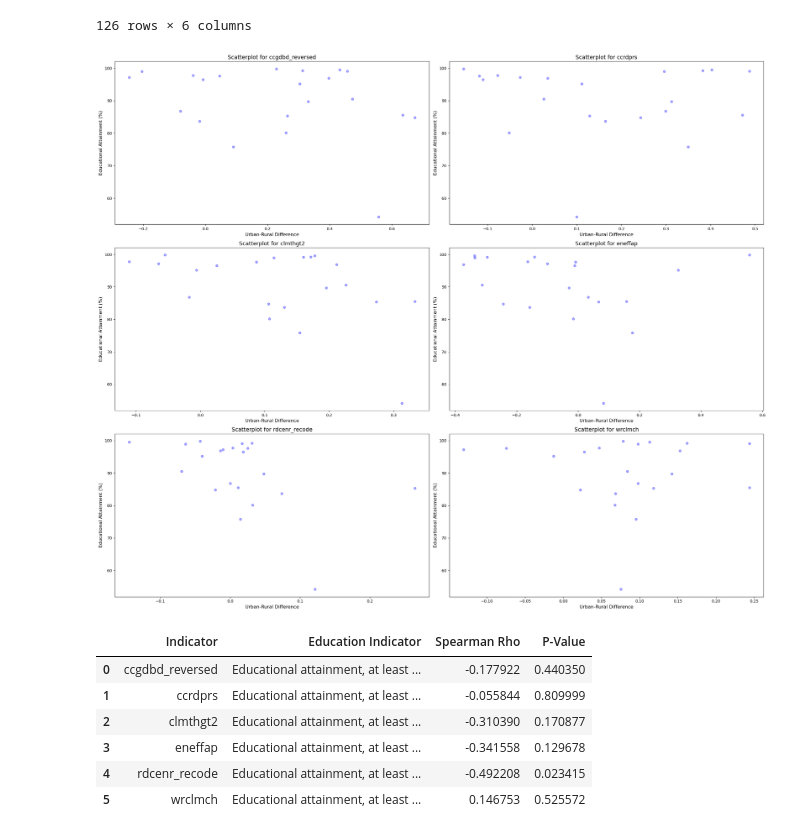
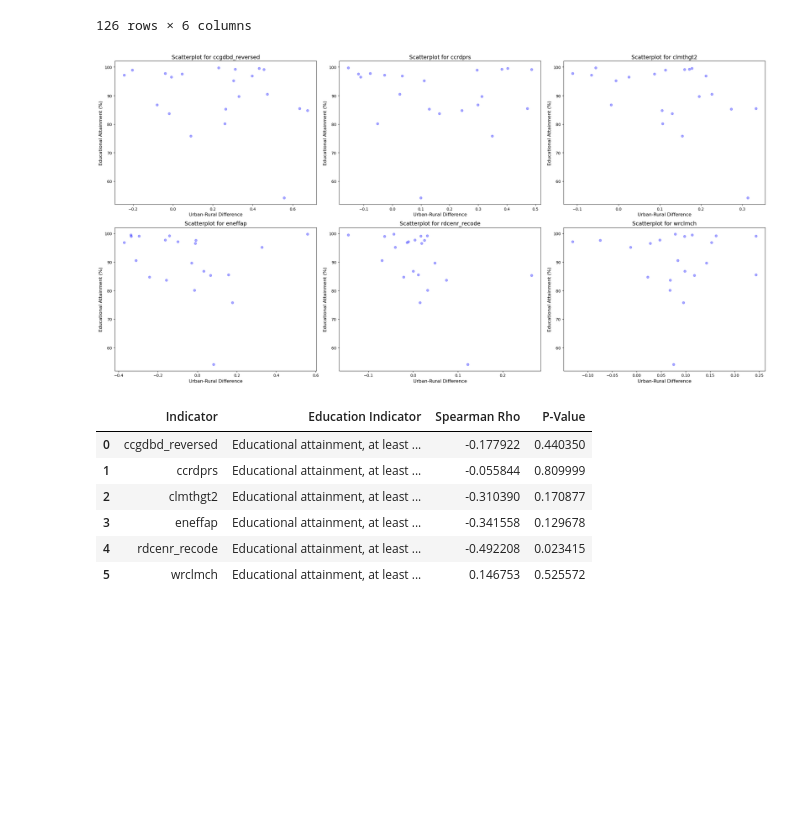
Before and after one commit to aziz-usenov1/ESG-Analysis, a Jupyter notebook: esg_analysis.ipynb, the cells around one changed output. Saved outputs shown, nothing was run; the diff lists cells and outputs as text; code cells hidden in the pictures; blank space fills up the shorter version.

```diff
--- a/esg_analysis.ipynb
+++ b/esg_analysis.ipynb
@@ -1194,27 +1188,27 @@ all_differences
 126 rows × 6 columns
 # %%
 # Define rows and columns for subplots
-rows, cols = 3, 2
-fig, ax = plt.subplots(rows, cols, figsize=(24, 20))
+rows, cols = 2, 3
+fig, ax = plt.subplots(rows, cols, figsize=(24, 12))
 
 axes = ax.ravel()
 
 indicators = attitude_columns + behavior_columns
 
 for idx, indicator in enumerate(indicators):
 
     subset = all_differences[all_differences['indicator'] == indicator]
 
     axes[idx].scatter(subset['difference'], subset[edu_column], color='b', alpha=0.35)
     axes[idx].set_title(f'Scatterplot for {indicator}', fontsize=14)
     axes[idx].set_xlabel('Urban-Rural Difference', fontsize=12)
     axes[idx].set_ylabel('Educational Attainment (%)', fontsize=12)
 
 plt.tight_layout()
 
 plt.show()
 # %% [output]
-[figure, old version]
+[figure, new version]
 # %%
 # Let's obtain Spearman's rho
 rho_values = []
```
Also changed, not shown: parts of 6 cells of this notebook.
